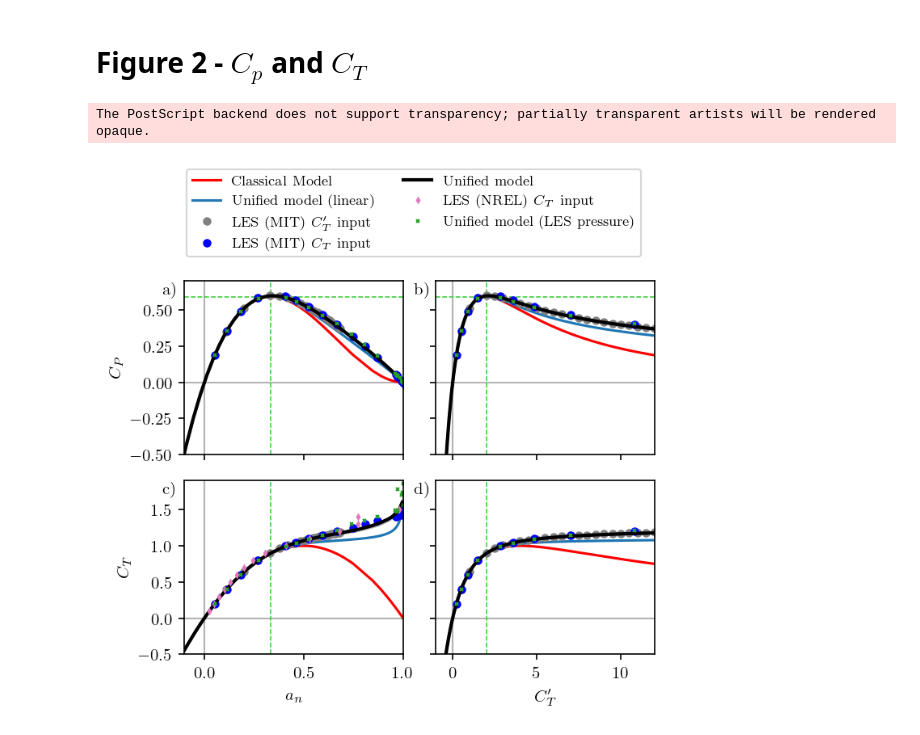
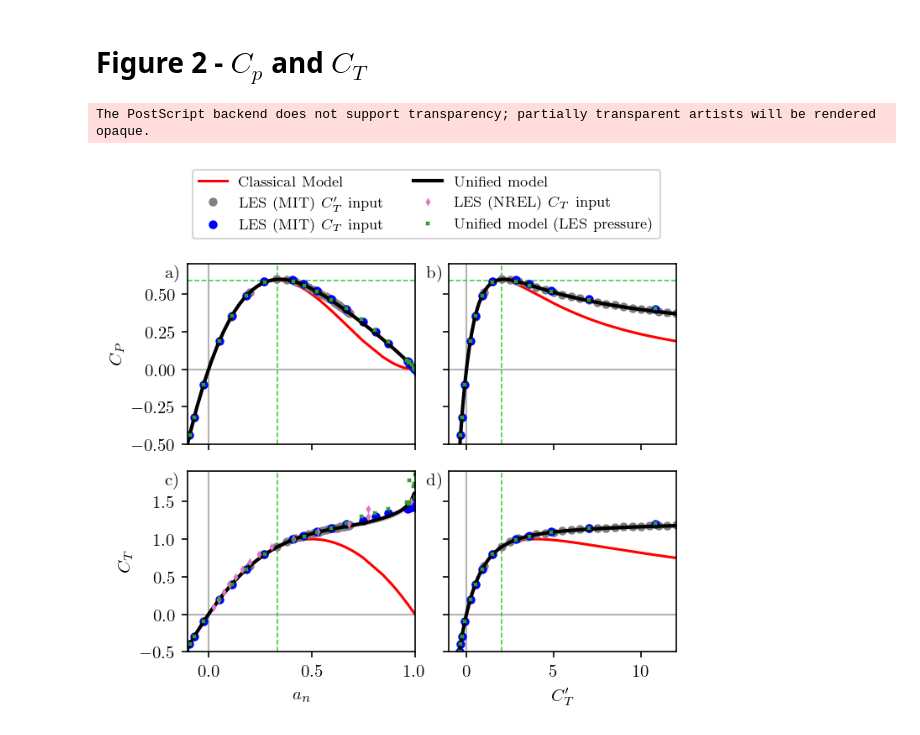
Before and after one commit to Howland-Lab/Unified-Momentum-Model, a Jupyter notebook: figures/figure_02_03.ipynb, the cells around one changed output. Drawn from its saved outputs; the diff is of its cells as text; code cells hidden in the pictures.

```diff
--- a/figures/figure_02_03.ipynb
+++ b/figures/figure_02_03.ipynb
@@ -59,7 +60,7 @@ def load_LES_data_ctp(filename: Path) -> List[LESSolution]:
     data = loadmat(filename)
 
     out = []
-    for Cp, Ct, Ctp, p4, a, u4, x0 in zip(
+    for Cp, Ct, Ctp, p4, a, u4, x0 in zip_longest(
         data["Cp_ctp_input"][0],
         data["Ct_ctp_input"][0],
         data["Ctp_vector"][0],
@@ -67,6 +68,7 @@ def load_LES_data_ctp(filename: Path) -> List[LESSolution]:
         data["a_ctp_input"][0],
         data["u4_ctp_input"][0],
         data["x0_ctp_input"][0],
+        fillvalue=np.nan,
     ):
         out.append(LESSolution(Ctp, a, u4, 0, x0, p4, Cp, Ct))
 
@@ -76,13 +78,15 @@ def load_LES_data_ctp(filename: Path) -> List[LESSolution]:
 def load_LES_data_ct(filename: Path) -> List[LESSolution]:
     data = loadmat(filename)
     out = []
-    for Cp, Ct, p4, a, u4, x0 in zip(
+
+    for Cp, Ct, p4, a, u4, x0 in zip_longest(
         data["Cp_ct_input"][0],
         data["Ct_ct_input"][0],
         data["P4_ct_input"][0],
         data["a_ct_input"][0],
         data["u4_ct_input"][0],
         data["x0_ct_input_positive_Ct_only"][0],
+        fillvalue=np.nan,
     ):
         Ctp = Ct / (1 - a) ** 2
 
@@ -136,7 +140,7 @@ for sol in results["LES_ct"]:
 # %%
 models_to_compare = {
     "classical": Momentum.Heck(),
-    "linear": Momentum.UnifiedMomentum(cached=False, iterations=0),
+    "linear": Momentum.UnifiedMomentum(cached=False, max_iter=0),
     "nonlinear": Momentum.UnifiedMomentum(),
     "nonlinear_minus": Momentum.UnifiedMomentum(beta=0.9 * 0.1403),
     "nonlinear_plus": Momentum.UnifiedMomentum(beta=1.1 * 0.1403),
@@ -307,7 +311,7 @@ plot_kwargs = {
 # %%
 plot_order = [
     "classical",
-    "linear",
+    # "linear",
     "LES_ctp",
     "LES_ct",
     "nonlinear",
@@ -322,34 +326,34 @@ axes = setup_plot_like_mike(
     "Cp",
     "Ct",
     ("$C_P$", "$C_T$"),
     keys=plot_order,
     range_keys=("nonlinear_minus", "nonlinear_plus"),
     plot_kwargs=plot_kwargs,
 )
 
 
 # Plot Classical betz limit as green dashed lines
 betz_line_kwargs = dict(lw=0.75, ls="--", c="limegreen", zorder=-100)
 axes[0, 0].axvline(1 / 3, **betz_line_kwargs)
 axes[1, 0].axvline(1 / 3, **betz_line_kwargs)
 
 axes[0, 1].axvline(2, **betz_line_kwargs)
 axes[1, 1].axvline(2, **betz_line_kwargs)
 
 # Horizontal lines
 axes[0, 0].axhline(16 / 27, **betz_line_kwargs)
 axes[0, 1].axhline(16 / 27, **betz_line_kwargs)
 
 # axis limits
 axes[0, 0].set_xlim(-0.1, 1)
 axes[1, 1].set_xlim(-1, 12)
 axes[0, 0].set_ylim(-0.5, 0.7)
 axes[1, 1].set_ylim(-0.5, 1.9)
 plt.savefig(figdir / "Figure2_Cp_Ct.png", dpi=500, bbox_inches="tight")
 plt.savefig(figdir_eps / "Figure2_Cp_Ct.eps", bbox_inches="tight")
 # %% [output]
 The PostScript backend does not support transparency; partially transparent artists will be rendered opaque.
-[figure, old version]
+[figure, new version]
 # %%
 plot_order = [
     "classical",
```
Also changed, not shown: parts of 2 cells of this notebook, 18 other files.
